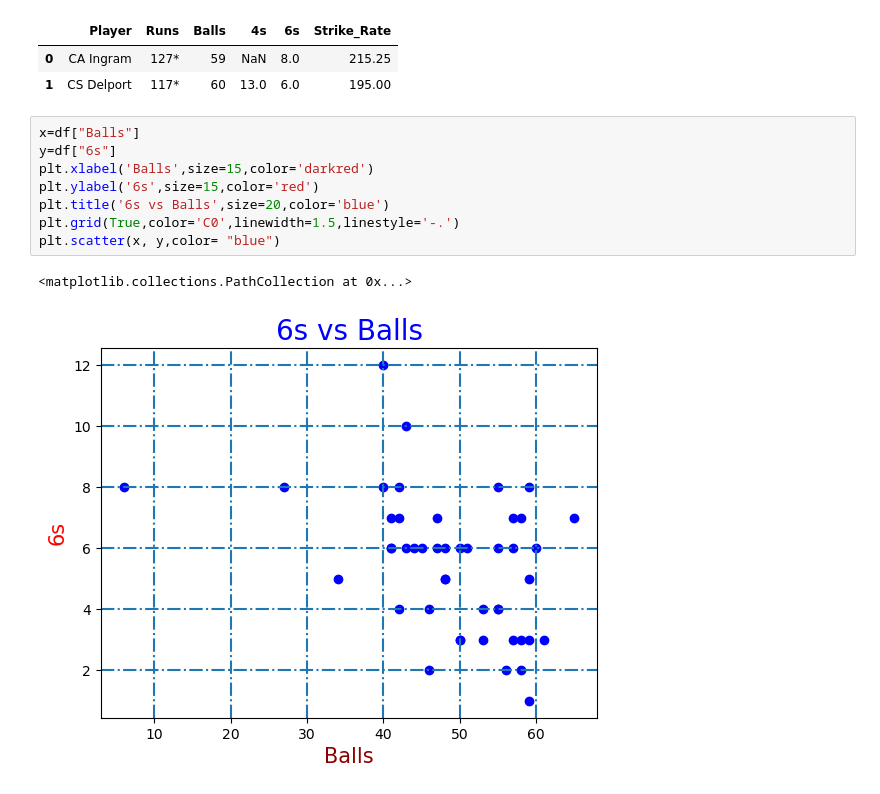
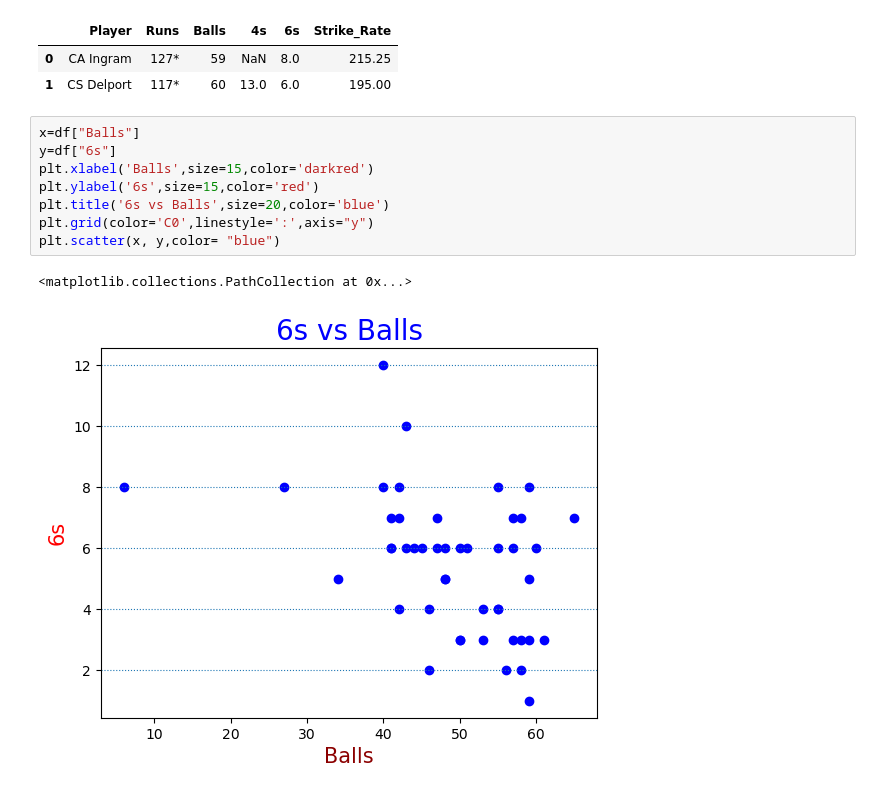
Before and after one commit to TouseefDataScientist/Artificialintelligence, a Jupyter notebook: JoshvaDS/MatPlotLib/MatPlotLib_001.ipynb, the cells around one changed output. Drawn from its saved outputs; the diff is of its cells as text.

```diff
--- a/JoshvaDS/MatPlotLib/MatPlotLib_001.ipynb
+++ b/JoshvaDS/MatPlotLib/MatPlotLib_001.ipynb
@@ -153,11 +156,11 @@ df.head(2)
 # %%
 x=df["Balls"]
 y=df["6s"]
 plt.xlabel('Balls',size=15,color='darkred')
 plt.ylabel('6s',size=15,color='red')
 plt.title('6s vs Balls',size=20,color='blue')
-plt.grid(True,color='C0',linewidth=1.5,linestyle='-.')
+plt.grid(color='C0',linestyle=':',axis="y")
 plt.scatter(x, y,color= "blue")
 # %% [output]
 <matplotlib.collections.PathCollection at 0x...>
-[figure, old version]
+[figure, new version]
```
Also changed, not shown: parts of 20 cells of this notebook, 5 other files.
